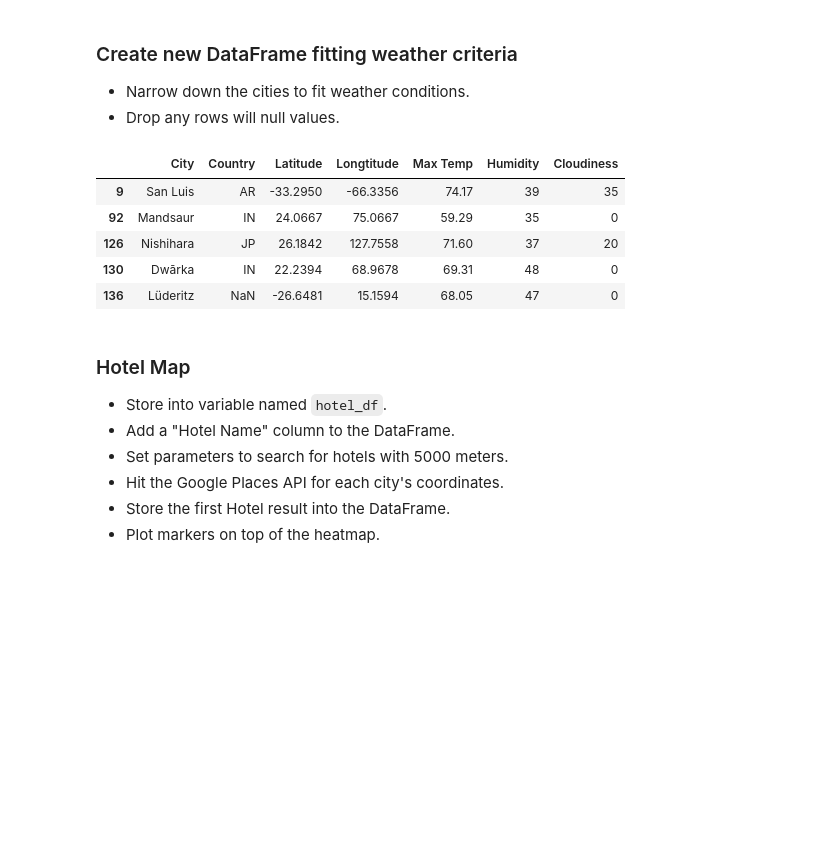
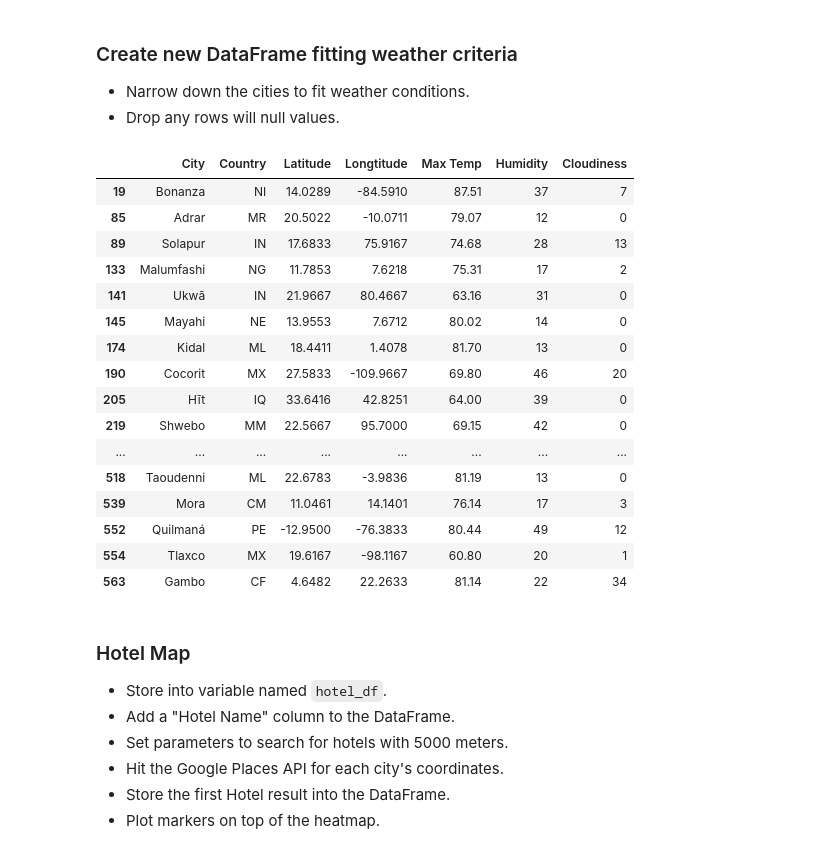
Before and after one commit to mconwa20/python-api-challenge, a Jupyter notebook: VacationPy/VacationPy.ipynb, the cells around one changed output. Cells and saved outputs as stored; diff of their text form; code cells hidden in the pictures; blank space fills up the shorter version.

```diff
--- a/VacationPy/VacationPy.ipynb
+++ b/VacationPy/VacationPy.ipynb
@@ -58,21 +58,32 @@ TraitError: The 'locations' trait of a WeightedHeatmap instance must be of lengt
 # %%
 ideal_cities = pd.DataFrame(weatherpy_data, columns = ["City", "Country", "Latitude", "Longtitude", "Max Temp", "Humidity", "Cloudiness"])
 
 max_temp = (ideal_cities["Max Temp"] <= 90) & (ideal_cities["Max Temp"] >= 50)
 humidity = (ideal_cities["Humidity"] < 50)
 cloudiness = (ideal_cities["Cloudiness"] <= 50)
 lat_ideal = (ideal_cities["Latitude"])
 long_ideal= (ideal_cities["Longtitude"])
 
 ideal_cities_df= ideal_cities[max_temp & humidity & cloudiness]
-ideal_cities_df.head()
+ideal_cities_df
 # %% [output]
 |  | City | Country | Latitude | Longtitude | Max Temp | Humidity | Cloudiness |
-| 9 | San Luis | AR | -33.2950 | -66.3356 | 74.17 | 39 | 35 |
-| 92 | Mandsaur | IN | 24.0667 | 75.0667 | 59.29 | 35 | 0 |
-| 126 | Nishihara | JP | 26.1842 | 127.7558 | 71.60 | 37 | 20 |
-| 130 | Dwārka | IN | 22.2394 | 68.9678 | 69.31 | 48 | 0 |
-| 136 | Lüderitz | NaN | -26.6481 | 15.1594 | 68.05 | 47 | 0 |
+| 19 | Bonanza | NI | 14.0289 | -84.5910 | 87.51 | 37 | 7 |
+| 85 | Adrar | MR | 20.5022 | -10.0711 | 79.07 | 12 | 0 |
+| 89 | Solapur | IN | 17.6833 | 75.9167 | 74.68 | 28 | 13 |
+| 133 | Malumfashi | NG | 11.7853 | 7.6218 | 75.31 | 17 | 2 |
+| 141 | Ukwā | IN | 21.9667 | 80.4667 | 63.16 | 31 | 0 |
+| 145 | Mayahi | NE | 13.9553 | 7.6712 | 80.02 | 14 | 0 |
+| 174 | Kidal | ML | 18.4411 | 1.4078 | 81.70 | 13 | 0 |
+| 190 | Cocorit | MX | 27.5833 | -109.9667 | 69.80 | 46 | 20 |
+| 205 | Hīt | IQ | 33.6416 | 42.8251 | 64.00 | 39 | 0 |
+| 219 | Shwebo | MM | 22.5667 | 95.7000 | 69.15 | 42 | 0 |
+| ... | ... | ... | ... | ... | ... | ... | ... |
+| 518 | Taoudenni | ML | 22.6783 | -3.9836 | 81.19 | 13 | 0 |
+| 539 | Mora | CM | 11.0461 | 14.1401 | 76.14 | 17 | 3 |
+| 552 | Quilmaná | PE | -12.9500 | -76.3833 | 80.44 | 49 | 12 |
+| 554 | Tlaxco | MX | 19.6167 | -98.1167 | 60.80 | 20 | 1 |
+| 563 | Gambo | CF | 4.6482 | 22.2633 | 81.14 | 22 | 34 |
 # %% [markdown]
 ### Hotel Map
 * Store into variable named `hotel_df`.
```
Also changed, not shown: parts of 4 cells of this notebook, 6 other files.
